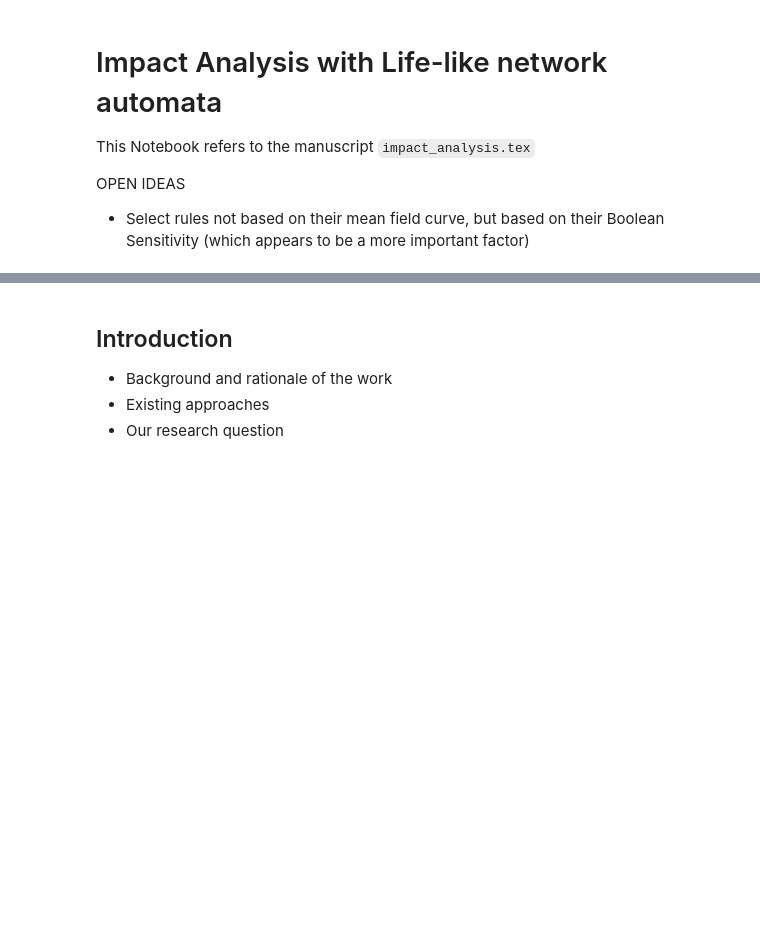
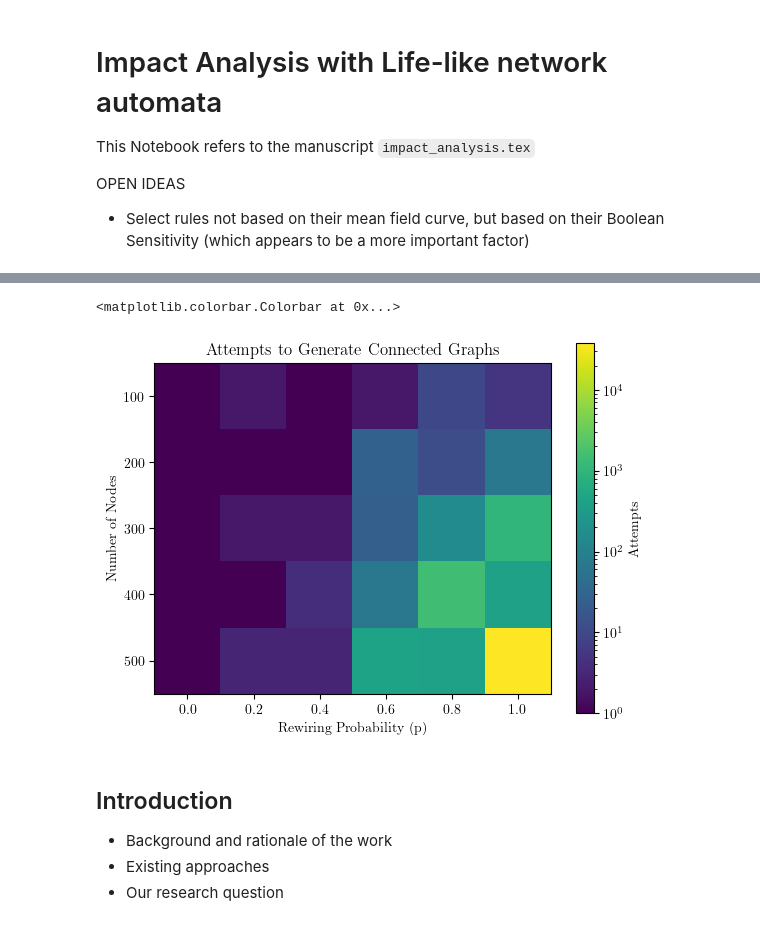
Before and after one commit to mrollier/network_automata_robustness, a Jupyter notebook: manuscript/impact_analysis-figures.ipynb, the cells around one changed output, grey strips where cells are left out. Drawn from its saved outputs; the diff is of its cells as text; code cells hidden in the pictures; blank space fills up the shorter version.

Commit message:
add imshow to display that ring graphs often become disconnected

```diff
--- a/manuscript/impact_analysis-figures.ipynb
+++ b/manuscript/impact_analysis-figures.ipynb
@@ -60,0 +141,10 @@ figures_dir = './figures/impact_analysis/'
+# %%
+nei = 2
+max_attempts = 1e5
+
+attempts_array = np.zeros((5, 6)) # 6 values of num_nodes and 6 values of p
+for i, num_nodes in enumerate([100, 200, 300, 400, 500]):
+    print(f"Generating graphs with {num_nodes} nodes...")
+    for j, p in tqdm(enumerate([0.0, 0.2, 0.4, 0.6, 0.8, 1.0]), total=6):
+        _, attempts = watts_strogatz_connected(n=num_nodes, nei=nei, p=p, max_attempts=int(max_attempts), return_attempts=True)
+        attempts_array[i,j] = attempts
@@ -61,3 +157,14 @@ figures_dir = './figures/impact_analysis/'
+# %%
+plt.imshow(attempts_array, cmap='viridis', norm=matplotlib.colors.LogNorm(vmin=1, vmax=attempts_array.max()))
+plt.xlabel('Rewiring Probability (p)')
+plt.ylabel('Number of Nodes')
+plt.xticks(ticks=range(6), labels=[0.0, 0.2, 0.4, 0.6, 0.8, 1.0])
+plt.yticks(ticks=range(5), labels=[100, 200, 300, 400, 500])
+plt.title('Attempts to Generate Connected Graphs')
+plt.colorbar(label='Attempts')
+# %% [output]
+<matplotlib.colorbar.Colorbar at 0x...>
+[figure, added]
 # %% [markdown]
 ## Introduction
 
```
Also changed, not shown: parts of 3 cells of this notebook.
